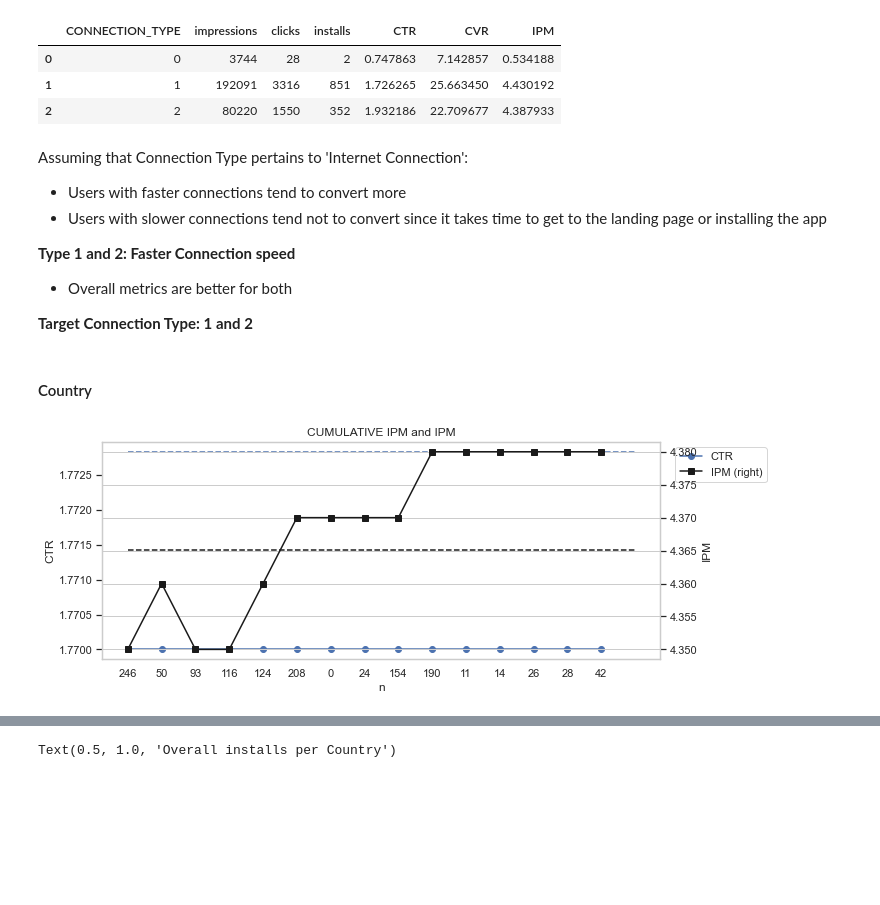
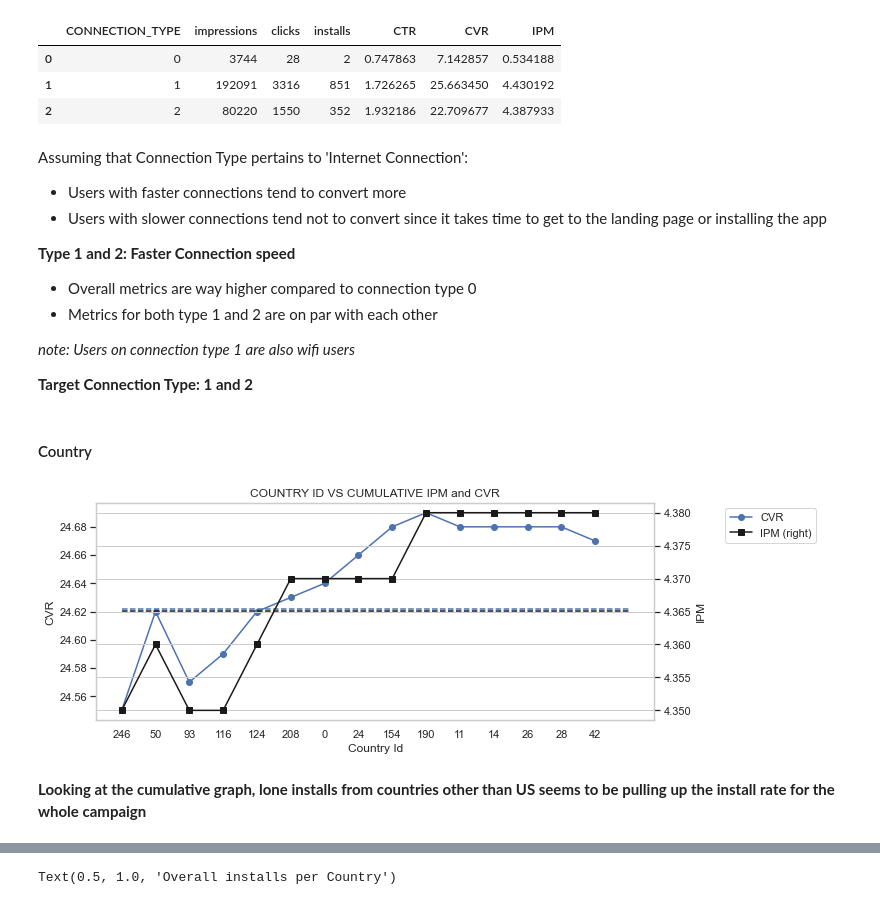
Before and after one commit to patcln/kayzen, a Jupyter notebook: stark analysis.ipynb, the cells around one changed output, grey strips where cells are left out. Cells and saved outputs as stored; diff of their text form; code cells hidden in the pictures; blank space fills up the shorter version.

```diff
--- a/stark analysis.ipynb
+++ b/stark analysis.ipynb
@@ -824,7 +826,10 @@ Assuming that Connection Type pertains to 'Internet Connection':
 * Users with slower connections tend not to convert since it takes time to get to the landing page or installing the app
 
 **Type 1 and 2: Faster Connection speed**
-* Overall metrics are better for both
+* Overall metrics are way higher compared to connection type 0
+* Metrics for both type 1 and 2 are on par with each other
+
+_note: Users on connection type 1 are also wifi users_
 
 **Target Connection Type: 1 and 2**
 # %% [markdown]
@@ -866,16 +871,19 @@ get_metrics(country)
 # %%
 df, IPM_threshold, CVR_threshold, CTR_threshold = new_df(country, 'installs', 16)
 
 #plot
-ax = df.plot(x='n', y='CTR', marker='o',title = 'CUMULATIVE IPM and IPM', color='b',figsize=(10, 4))
+ax = df.plot(x='n', y='CVR', marker='o',title = 'COUNTRY ID VS CUMULATIVE IPM and CVR', color='b',figsize=(10, 4))
 ax2 = df.plot(x='n', y='IPM',secondary_y=True, color='k', marker='s', ax=ax)
-ax.set_ylabel('CTR')
+ax.set_ylabel('CVR')
 ax2.set_ylabel('IPM')
+ax.set_xlabel('Country Id')
 plt.xticks(range(0,len(df.index)), df.n)
-ax.get_legend().set_bbox_to_anchor((1.2, 1))
+ax.get_legend().set_bbox_to_anchor((1.3, 1))
 
 #ploting threshold
 ax2.plot([0, 15], [IPM_threshold, IPM_threshold], "k--")
-ax.plot([0, 15], [CTR_threshold, CTR_threshold], "k--", color='b');
+ax.plot([0, 15], [CVR_threshold, CVR_threshold], "k--", color='b');
 # %% [output]
-[figure, old version]
+[figure, new version]
+# %% [markdown]
+**Looking at the cumulative graph, lone installs from countries other than US seems to be pulling up the install rate for the whole campaign**
```
Also changed, not shown: parts of 24 cells of this notebook.
